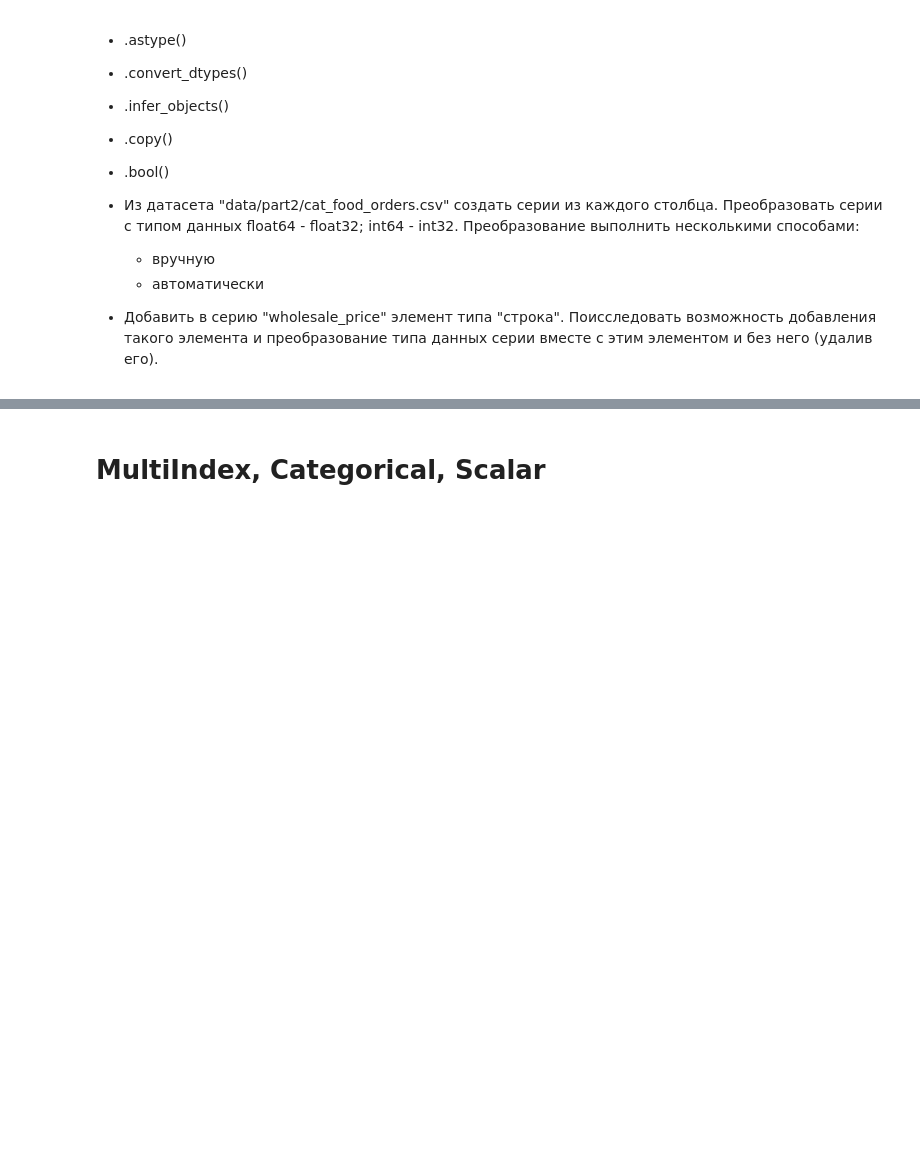
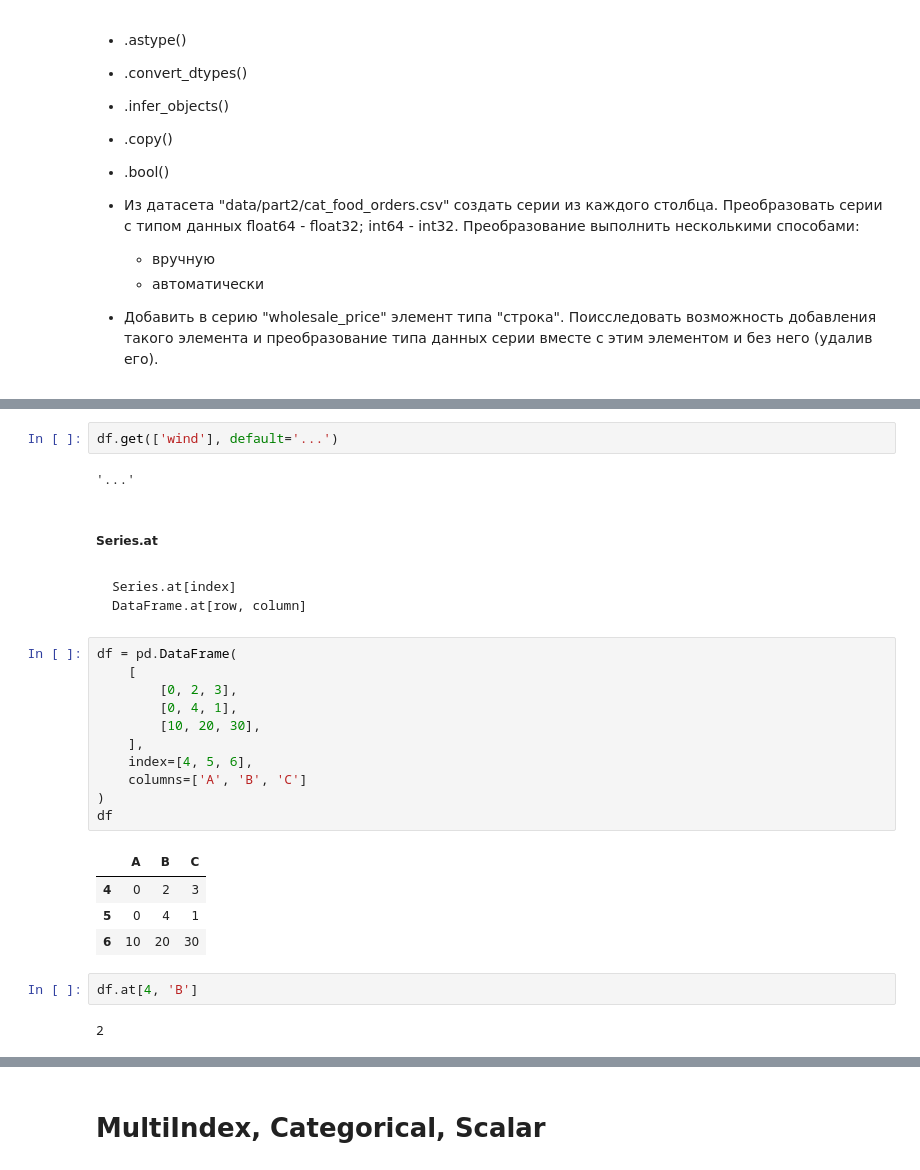
Before and after one commit to rgenius-ru/pandas_lessons, a Jupyter notebook: lessons/Pandas_for_Data_Engineering/part2_new.ipynb, the cells around one changed output, grey strips where cells are left out. Drawn from its saved outputs; the diff is of its cells as text; blank space fills up the shorter version.

````diff
--- a/lessons/Pandas_for_Data_Engineering/part2_new.ipynb
+++ b/lessons/Pandas_for_Data_Engineering/part2_new.ipynb
@@ -382,0 +576,31 @@ True
+# %%
+df.get(['wind'], default='...')
+# %% [output]
+'...'
+# %% [markdown]
+##### Series.at
+# %% [markdown]
+```python
+Series.at[index]
+DataFrame.at[row, column]
+```
+# %%
+df = pd.DataFrame(
+    [
+        [0, 2, 3],
+        [0, 4, 1],
+        [10, 20, 30],
+    ],
+    index=[4, 5, 6],
+    columns=['A', 'B', 'C']
+)
+df
+# %% [output]
+|  | A | B | C |
+| 4 | 0 | 2 | 3 |
+| 5 | 0 | 4 | 1 |
+| 6 | 10 | 20 | 30 |
+# %%
+df.at[4, 'B']
+# %% [output]
+2
````
Also changed, not shown: parts of 71 cells of this notebook.
